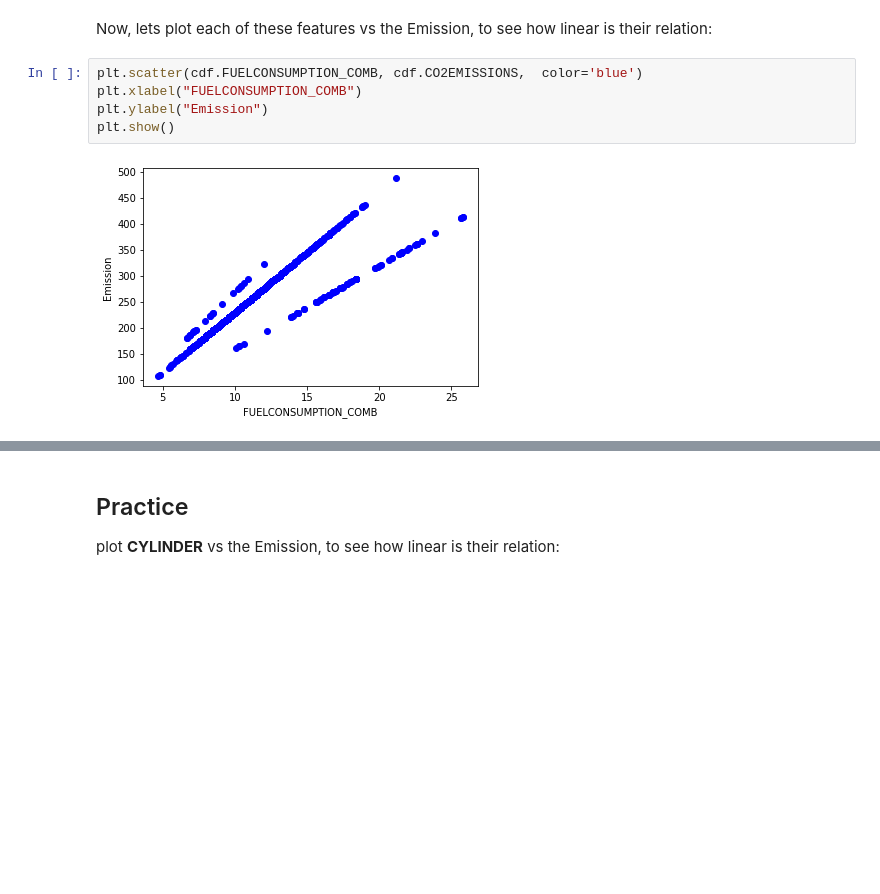
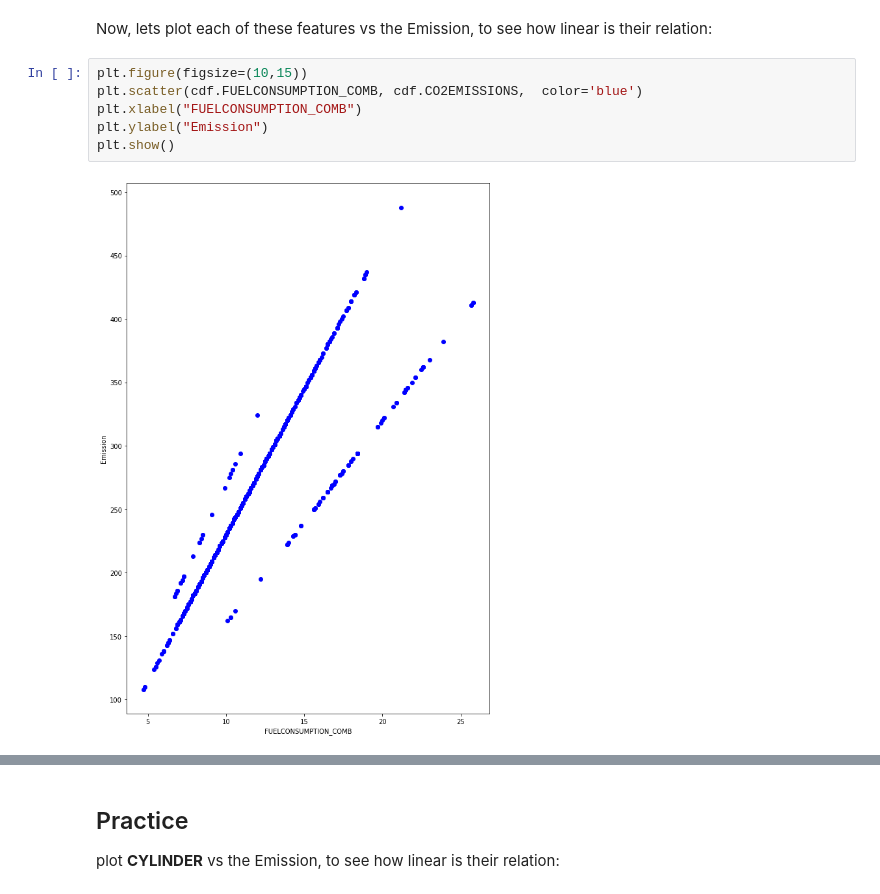
Before and after one commit to dankas/Estudos-de-MachineLearn, a Jupyter notebook: ML0101EN-Reg-Simple-Linear-Regression-Co2-py-v1.ipynb, the cells around one changed output, grey strips where cells are left out. Drawn from its saved outputs; the diff is of its cells as text; blank space fills up the shorter version.

```diff
--- a/ML0101EN-Reg-Simple-Linear-Regression-Co2-py-v1.ipynb
+++ b/ML0101EN-Reg-Simple-Linear-Regression-Co2-py-v1.ipynb
@@ -120,10 +121,11 @@ plt.show()
 # %% [markdown]
 Now, lets plot each of these features vs the Emission, to see how linear is their relation:
 # %%
+plt.figure(figsize=(10,15))
 plt.scatter(cdf.FUELCONSUMPTION_COMB, cdf.CO2EMISSIONS,  color='blue')
 plt.xlabel("FUELCONSUMPTION_COMB")
 plt.ylabel("Emission")
 plt.show()
 # %% [output]
-[figure, old version]
+[figure, new version]
 # %%
```
Also changed, not shown: parts of 4 cells of this notebook.
